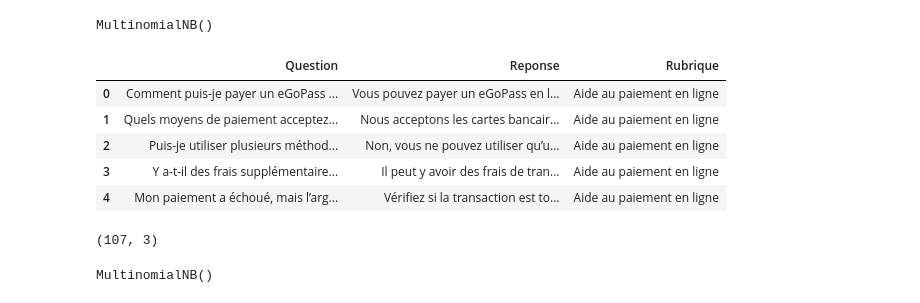
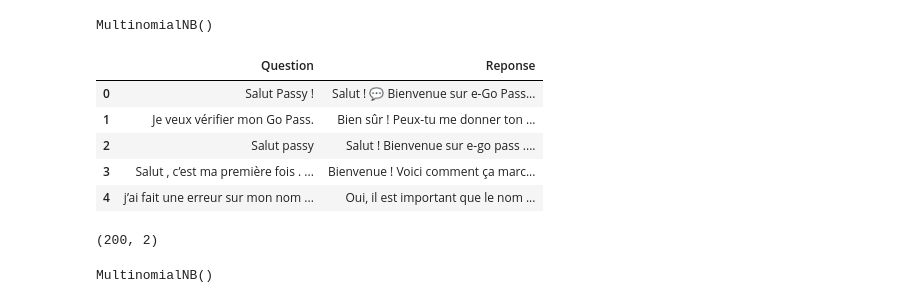
Before and after one commit to Rogg99/kratos-chatbot-api, a Jupyter notebook: aitraining.ipynb, the cells around one changed output. Cells and saved outputs as stored; diff of their text form; code cells hidden in the pictures.

Commit message:
Mise á jour Coco vers Passy

```diff
--- a/aitraining.ipynb
+++ b/aitraining.ipynb
@@ -104,19 +101,19 @@ import os
 os.getcwd()
 os.chdir("D:\\Projects\\STEPS\\Kratos-chatbot-API\\chatbot-API")
 # %%
-corpus = pd.read_excel("models/FAQ_EGOPASS.xlsx")
+corpus = pd.read_excel("models/EGO_PASS_FAQ_TRAIN_2.xlsx")
 corpus.head()
 # %% [output]
-|  | Question | Reponse | Rubrique |
-| 0 | Comment puis-je payer un eGoPass ... | Vous pouvez payer un eGoPass en l... | Aide au paiement en ligne |
-| 1 | Quels moyens de paiement acceptez... | Nous acceptons les cartes bancair... | Aide au paiement en ligne |
-| 2 | Puis-je utiliser plusieurs méthod... | Non, vous ne pouvez utiliser qu’u... | Aide au paiement en ligne |
-| 3 | Y a-t-il des frais supplémentaire... | Il peut y avoir des frais de tran... | Aide au paiement en ligne |
-| 4 | Mon paiement a échoué, mais l’arg... | Vérifiez si la transaction est to... | Aide au paiement en ligne |
+|  | Question | Reponse |
+| 0 | Salut Passy ! | Salut ! 💬 Bienvenue sur e-Go Pass... |
+| 1 | Je veux vérifier mon Go Pass. | Bien sûr ! Peux-tu me donner ton ... |
+| 2 | Salut passy | Salut ! Bienvenue sur e-go pass .... |
+| 3 | Salut , c’est ma première fois . ... | Bienvenue ! Voici comment ça marc... |
+| 4 | j’ai fait une erreur sur mon nom ... | Oui, il est important que le nom ... |
 # %%
 corpus.shape
 # %% [output]
-(107, 3)
+(200, 2)
 # %%
 from sklearn.naive_bayes import MultinomialNB
 from sklearn.feature_extraction.text import CountVectorizer
```
Also changed, not shown: parts of 2 cells of this notebook, 4 other files.
